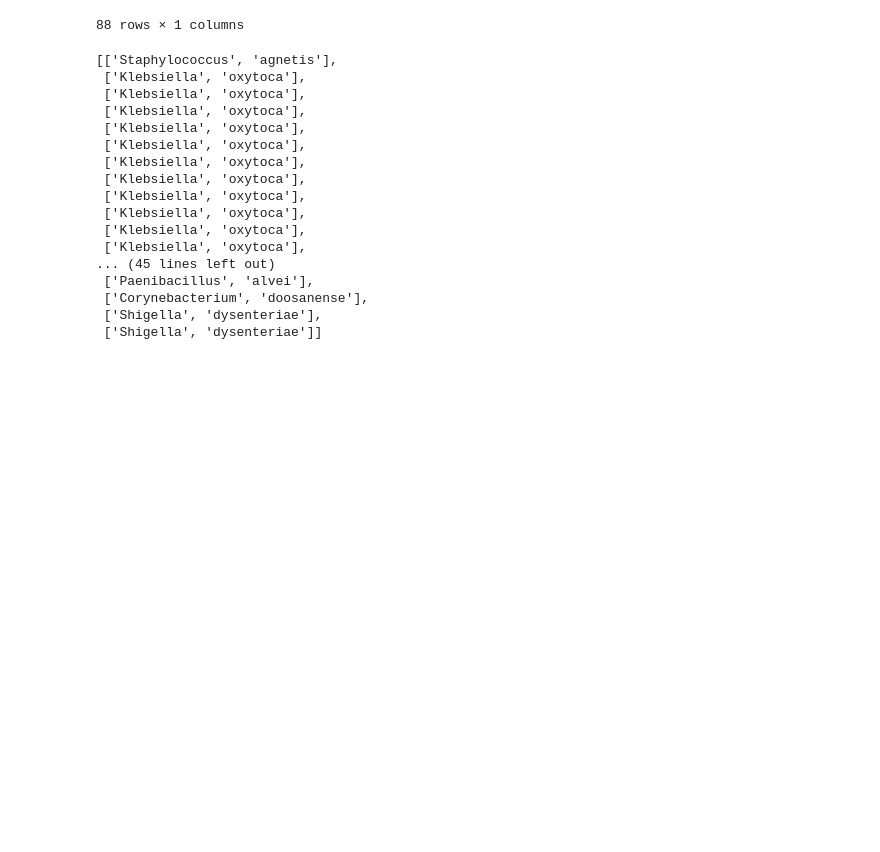
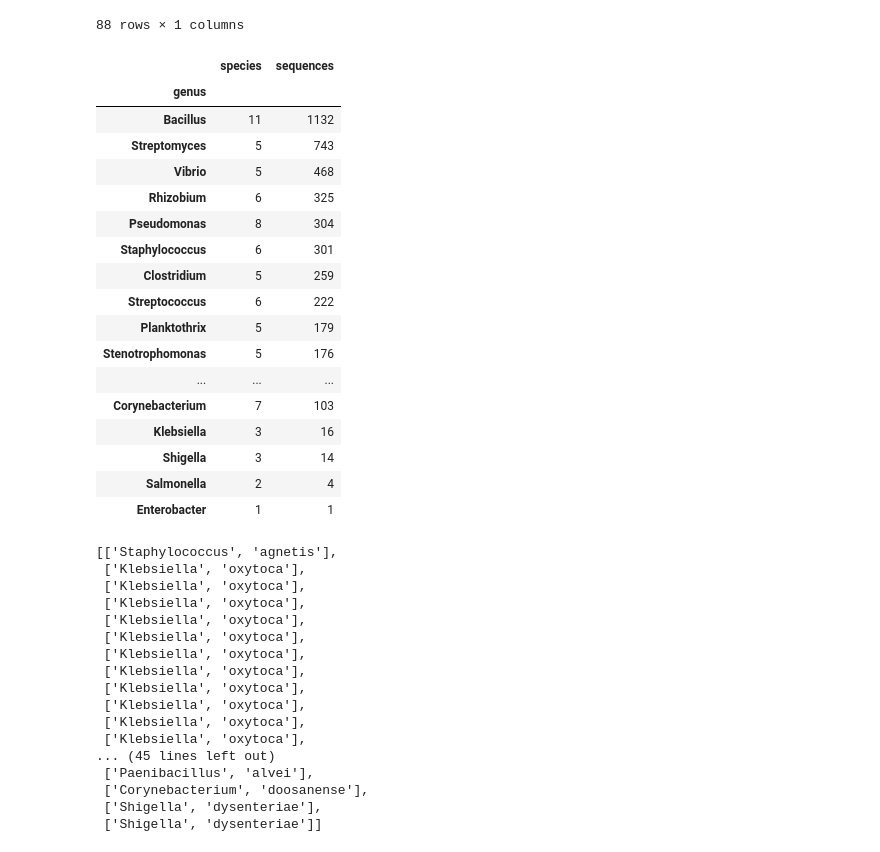
Before and after one commit to sergeman/fastai-genomic, a Jupyter notebook: ipynb/Streptomyces,Bacillus,Vibrio,Streptococcus no plasmid.ipynb, the cells around one changed output. Cells and saved outputs as stored; diff of their text form; code cells hidden in the pictures; blank space fills up the shorter version.

```diff
--- a/ipynb/Streptomyces,Bacillus,Vibrio,Streptococcus no plasmid.ipynb
+++ b/ipynb/Streptomyces,Bacillus,Vibrio,Streptococcus no plasmid.ipynb
@@ -220,6 +226,30 @@ inventory
 |  | ruber | 103 |
 |  | xiamenensis | 82 |
 88 rows × 1 columns
+# %%
+counts = inventory.reset_index().groupby("genus").agg({"count", sum}).drop(("species"), axis=1)
+counts.columns=["species","sequences"]
+# %%
+counts.sort_values("sequences", ascending=False)
+# %% [output]
+|  | species | sequences |
+| genus |  |  |
+| Bacillus | 11 | 1132 |
+| Streptomyces | 5 | 743 |
+| Vibrio | 5 | 468 |
+| Rhizobium | 6 | 325 |
+| Pseudomonas | 8 | 304 |
+| Staphylococcus | 6 | 301 |
+| Clostridium | 5 | 259 |
+| Streptococcus | 6 | 222 |
+| Planktothrix | 5 | 179 |
+| Stenotrophomonas | 5 | 176 |
+| ... | ... | ... |
+| Corynebacterium | 7 | 103 |
+| Klebsiella | 3 | 16 |
+| Shigella | 3 | 14 |
+| Salmonella | 2 | 4 |
+| Enterobacter | 1 | 1 |
 # %%
 [i.split()[1:3] for i in all_fastas if  "plasmid" in i]
 # %% [output]
```
Also changed, not shown: parts of 4 cells of this notebook, 3 other files.
